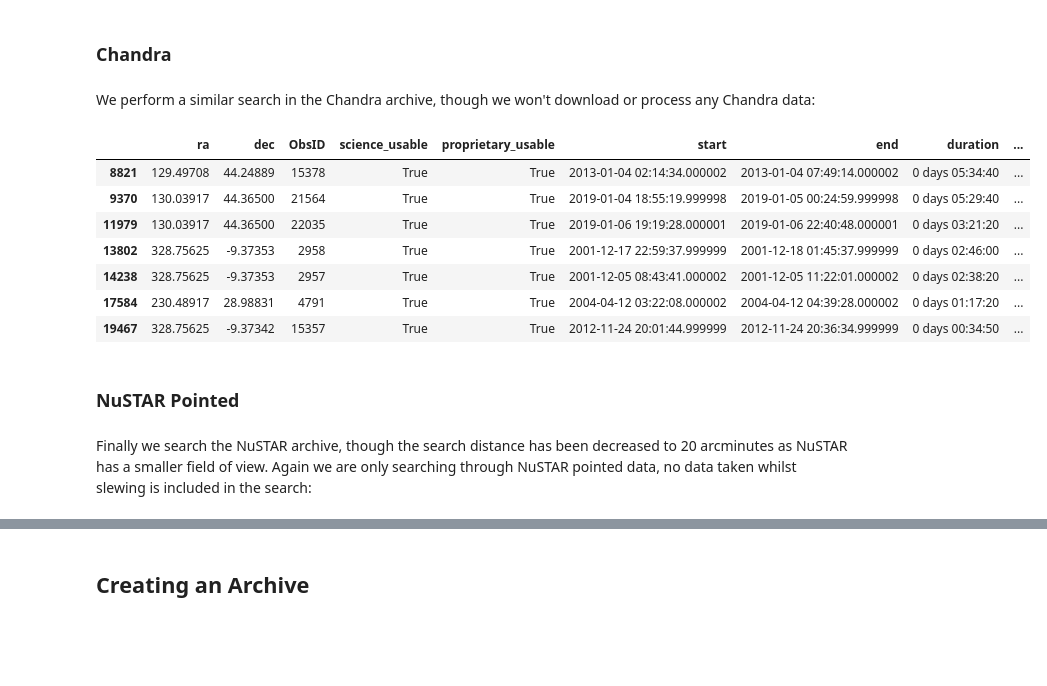
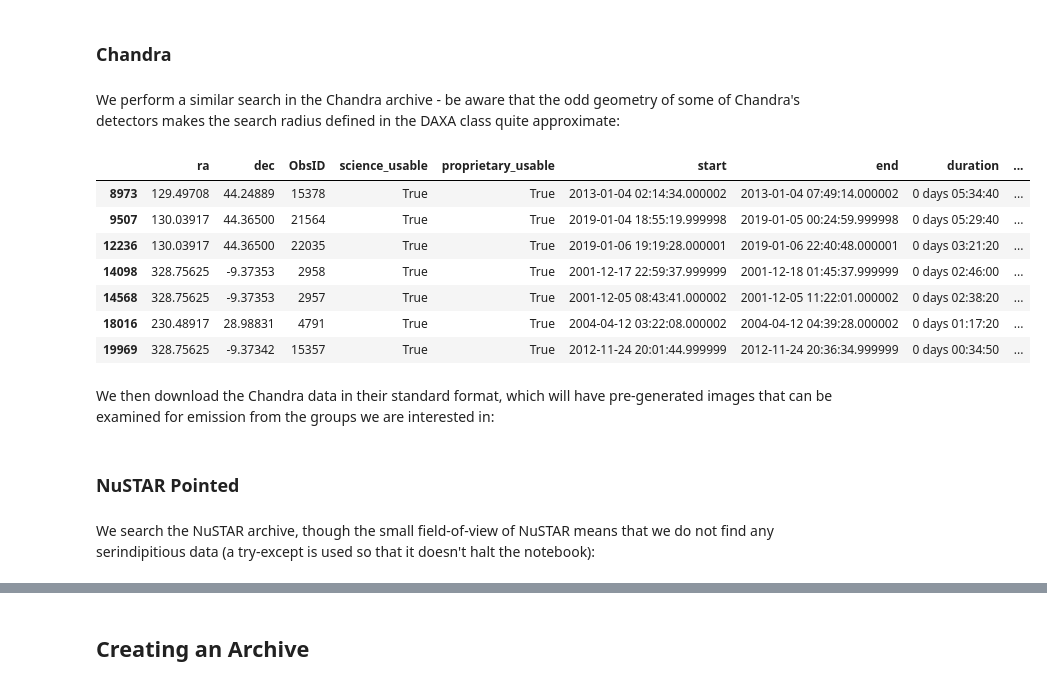
Before and after one commit to DavidT3/OVI_groups, a Jupyter notebook: notebooks/get_xray_data.ipynb, the cells around one changed output, grey strips where cells are left out. Saved outputs shown, nothing was run; the diff lists cells and outputs as text; code cells hidden in the pictures; blank space fills up the shorter version.

Commit message:
Re-ran get xray data with group 50433

```diff
--- a/notebooks/get_xray_data.ipynb
+++ b/notebooks/get_xray_data.ipynb
@@ -76,17 +81,19 @@ xmm.filtered_obs_info
 # %% [markdown]
 ### Chandra
 # %% [markdown]
-We perform a similar search in the Chandra archive, though we won't download or process any Chandra data:
+We perform a similar search in the Chandra archive - be aware that the odd geometry of some of Chandra's detectors makes the search radius defined in the DAXA class quite approximate:
 # %%
 chandra = Chandra()
-chandra.filter_on_positions(samp[['est_ra', 'est_dec']].values, Quantity(40, 'arcmin'))
+chandra.filter_on_positions(samp[['est_ra', 'est_dec']].values)
 chandra.filtered_obs_info
 # %% [output]
 |  | ra | dec | ObsID | science_usable | proprietary_usable | start | end | duration | ... |
-| 8821 | 129.49708 | 44.24889 | 15378 | True | True | 2013-01-04 02:14:34.000002 | 2013-01-04 07:49:14.000002 | 0 days 05:34:40 | ... |
-| 9370 | 130.03917 | 44.36500 | 21564 | True | True | 2019-01-04 18:55:19.999998 | 2019-01-05 00:24:59.999998 | 0 days 05:29:40 | ... |
-| 11979 | 130.03917 | 44.36500 | 22035 | True | True | 2019-01-06 19:19:28.000001 | 2019-01-06 22:40:48.000001 | 0 days 03:21:20 | ... |
-| 13802 | 328.75625 | -9.37353 | 2958 | True | True | 2001-12-17 22:59:37.999999 | 2001-12-18 01:45:37.999999 | 0 days 02:46:00 | ... |
-| 14238 | 328.75625 | -9.37353 | 2957 | True | True | 2001-12-05 08:43:41.000002 | 2001-12-05 11:22:01.000002 | 0 days 02:38:20 | ... |
-| 17584 | 230.48917 | 28.98831 | 4791 | True | True | 2004-04-12 03:22:08.000002 | 2004-04-12 04:39:28.000002 | 0 days 01:17:20 | ... |
-| 19467 | 328.75625 | -9.37342 | 15357 | True | True | 2012-11-24 20:01:44.999999 | 2012-11-24 20:36:34.999999 | 0 days 00:34:50 | ... |
+| 8973 | 129.49708 | 44.24889 | 15378 | True | True | 2013-01-04 02:14:34.000002 | 2013-01-04 07:49:14.000002 | 0 days 05:34:40 | ... |
+| 9507 | 130.03917 | 44.36500 | 21564 | True | True | 2019-01-04 18:55:19.999998 | 2019-01-05 00:24:59.999998 | 0 days 05:29:40 | ... |
+| 12236 | 130.03917 | 44.36500 | 22035 | True | True | 2019-01-06 19:19:28.000001 | 2019-01-06 22:40:48.000001 | 0 days 03:21:20 | ... |
+| 14098 | 328.75625 | -9.37353 | 2958 | True | True | 2001-12-17 22:59:37.999999 | 2001-12-18 01:45:37.999999 | 0 days 02:46:00 | ... |
+| 14568 | 328.75625 | -9.37353 | 2957 | True | True | 2001-12-05 08:43:41.000002 | 2001-12-05 11:22:01.000002 | 0 days 02:38:20 | ... |
+| 18016 | 230.48917 | 28.98831 | 4791 | True | True | 2004-04-12 03:22:08.000002 | 2004-04-12 04:39:28.000002 | 0 days 01:17:20 | ... |
+| 19969 | 328.75625 | -9.37342 | 15357 | True | True | 2012-11-24 20:01:44.999999 | 2012-11-24 20:36:34.999999 | 0 days 00:34:50 | ... |
+# %% [markdown]
+We then download the Chandra data in their standard format, which will have pre-generated images that can be examined for emission from the groups we are interested in:
@@ -93,6 +102,6 @@ chandra.filtered_obs_info
 # %% [markdown]
 ### NuSTAR Pointed
 # %% [markdown]
-Finally we search the NuSTAR archive, though the search distance has been decreased to 20 arcminutes as NuSTAR has a smaller field of view. Again we are only searching through NuSTAR pointed data, no data taken whilst slewing is included in the search:
+We search the NuSTAR archive, though the small field-of-view of NuSTAR means that we do not find any serindipitious data (a try-except is used so that it doesn't halt the notebook):
 # %%
 nustar = NuSTARPointed()
```
Also changed, not shown: parts of 31 cells of this notebook.
